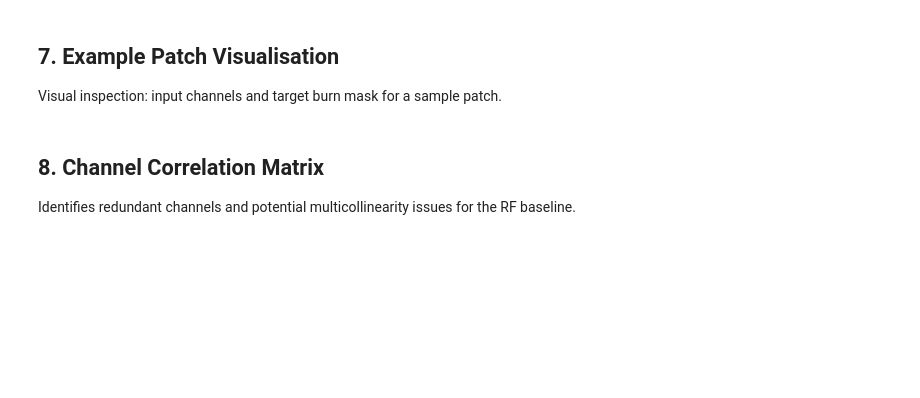
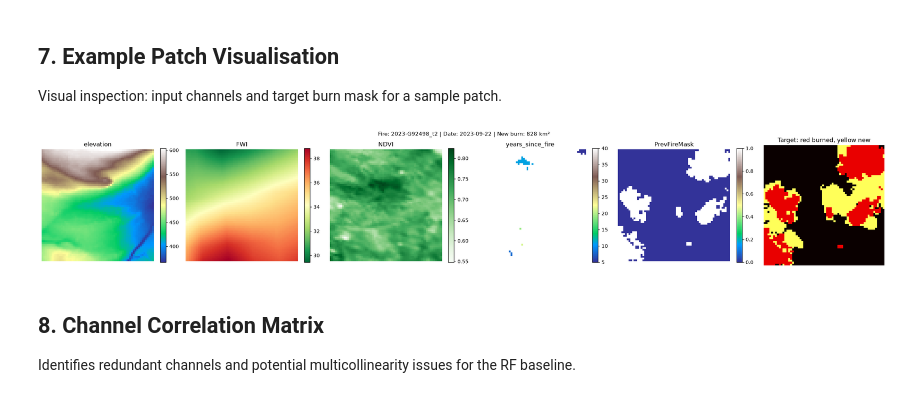
Before and after one commit to cfmurph/wildfire_prediction, a Jupyter notebook: notebooks/01_eda.ipynb, the cells around one changed output. Saved outputs shown, nothing was run; the diff lists cells and outputs as text; code cells hidden in the pictures; blank space fills up the shorter version.

```diff
--- a/notebooks/01_eda.ipynb
+++ b/notebooks/01_eda.ipynb
@@ -227,43 +261,47 @@ if len(df) > 0:
 
 Visual inspection: input channels and target burn mask for a sample patch.
 # %%
-sample_recs = list(splits.get('test', splits.get('train', [])))[:1]
+# The test patch with the most new burn
+sample_recs = [max(splits['test'], key=new_burn)]
 for rec in sample_recs:
     p = PATCHES_DIR / f"{rec['patch_id']}.npz"
     if not p.exists():
         print(f'Patch not found: {p}')
         continue
     data = np.load(p)
     X = data['X']   # (C, H, W)
     y = data['y']   # (H, W)
 
     # Show key channels + target
-    channels_to_show = ['elevation', 'FWI', 'NDVI', 'PrevFireMask']
+    channels_to_show = ['elevation', 'FWI', 'NDVI', 'years_since_fire', 'PrevFireMask']
     ch_idx = {ch: CHANNELS.index(ch) for ch in channels_to_show if ch in CHANNELS}
 
     n_cols = len(ch_idx) + 1  # +1 for target
     fig, axes = plt.subplots(1, n_cols, figsize=(4 * n_cols, 4))
 
     for i, (ch_name, idx) in enumerate(ch_idx.items()):
         ax = axes[i]
         cmap = 'RdYlGn_r' if ch_name == 'FWI' else ('Greens' if ch_name == 'NDVI' else 'terrain')
         im = ax.imshow(X[idx], cmap=cmap, origin='upper')
         ax.set_title(ch_name)
         ax.axis('off')
         plt.colorbar(im, ax=ax, fraction=0.046)
 
     # Target
-    axes[-1].imshow(y, cmap='hot', vmin=0, vmax=1, origin='upper')
-    axes[-1].set_title(f'Target (next-day burn)\n{rec["date"]}')
+    # Red: already burned at day T; yellow: newly burned at day T+1
+    axes[-1].imshow(X[PREV] * 0.4 + (y > X[PREV]) * 1.0, cmap='hot', vmin=0, vmax=1.2, origin='upper')
+    axes[-1].set_title('Target: red burned, yellow new')
     axes[-1].axis('off')
 
     plt.suptitle(
         f"Fire: {rec['fire_id']} | Date: {rec['date']} | "
-        f"Burn fraction: {rec['burn_fraction']:.1%}",
+        f"New burn: {new_burn(rec)} km²",
         fontsize=11
     )
     plt.tight_layout()
     plt.show()
+# %% [output]
+[figure, added]
 # %% [markdown]
 ## 8. Channel Correlation Matrix
 
```
Also changed, not shown: parts of 12 cells of this notebook.
